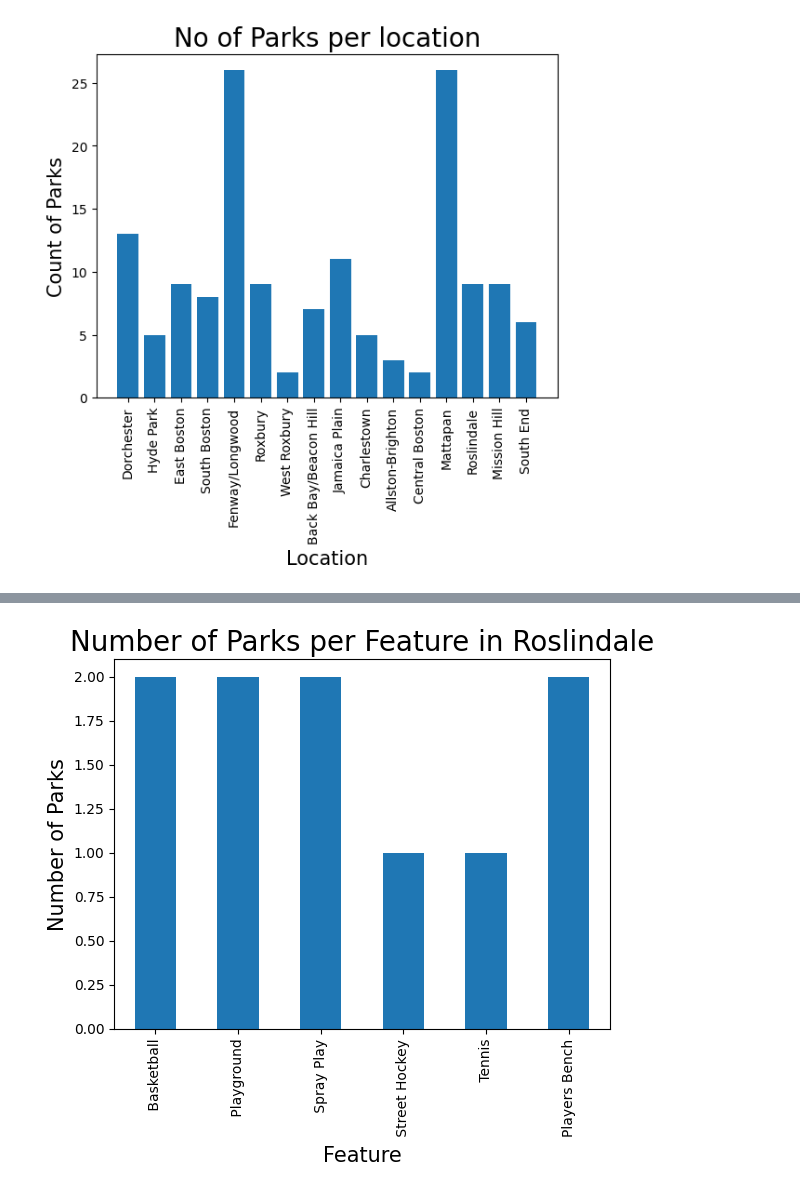
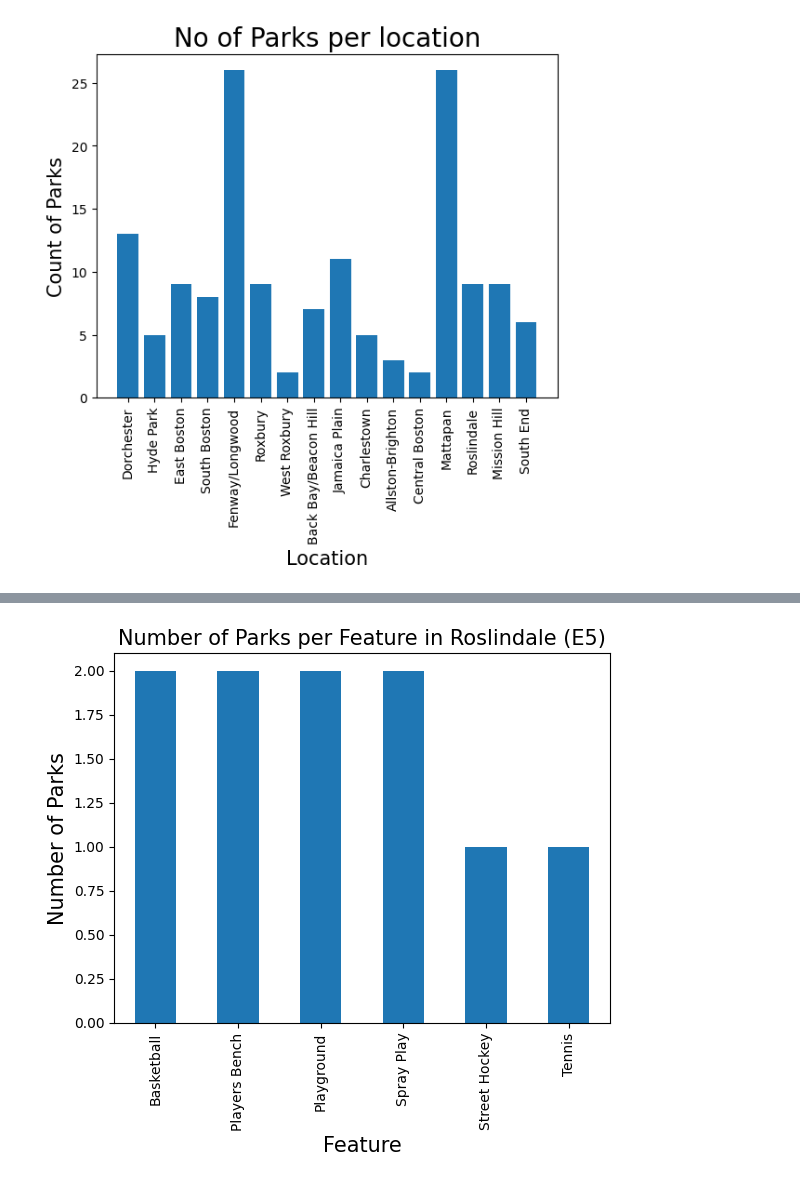
Before and after one commit to BU-Spark/ds-councilor-worrell-gun-violence, a Jupyter notebook: spring23-team-4/deliverables/deliverable 3/code/parks.ipynb, the cells around one changed output, grey strips where cells are left out. Saved outputs shown, nothing was run; the diff lists cells and outputs as text; code cells hidden in the pictures.

```diff
--- a/spring23-team-4/deliverables/deliverable 3/code/parks.ipynb
+++ b/spring23-team-4/deliverables/deliverable 3/code/parks.ipynb
@@ -100,30 +106,31 @@ plt.show()
 # %%
 import pandas as pd
 import matplotlib.pyplot as plt
 
 df = pd.read_csv('../../../data/parks.csv')
 df['features'] = df['Feature(s)'].str.split(',')
+df['features'] = df['features'].apply(lambda x: [f.strip() for f in x])
 df = df.explode('features')
 
 # Filter the dataframe by the Location column to get the parks in South Boston
 d4Ros_df = df[df['Location'] == 'Roslindale']
 
 #(df['Location'] == 'Jamaica Plain')
 # Group by the features column and count the number of parks
 park_counts = d4Ros_df.groupby('features').size()
 
 # Plot the bar chart
 park_counts.plot(kind='bar')
 
 # Set the plot title and axis labels
-plt.title('Number of Parks per Feature in Roslindale', fontsize=20)
+plt.title('Number of Parks per Feature in Roslindale (E5)', fontsize=15)
 plt.xlabel('Feature', fontsize=15)
 plt.ylabel('Number of Parks', fontsize=15)
 
 # Display the plot
 plt.show()
 # %% [output]
-[figure, old version]
+[figure, new version]
 # %%
 import pandas as pd
 import matplotlib.pyplot as plt
```
Also changed, not shown: parts of 5 cells of this notebook.
